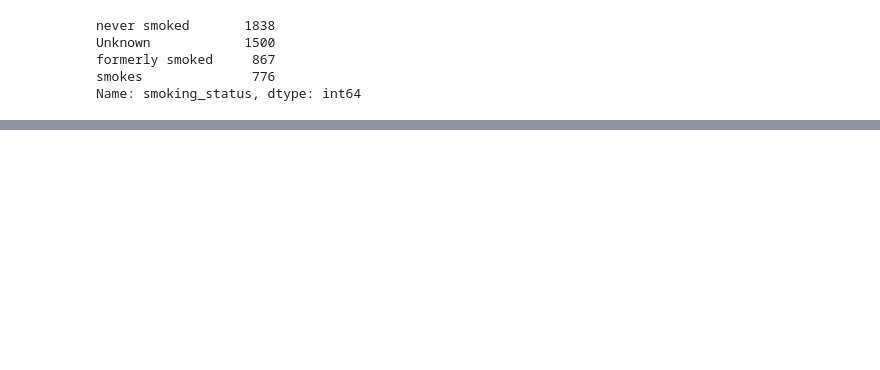
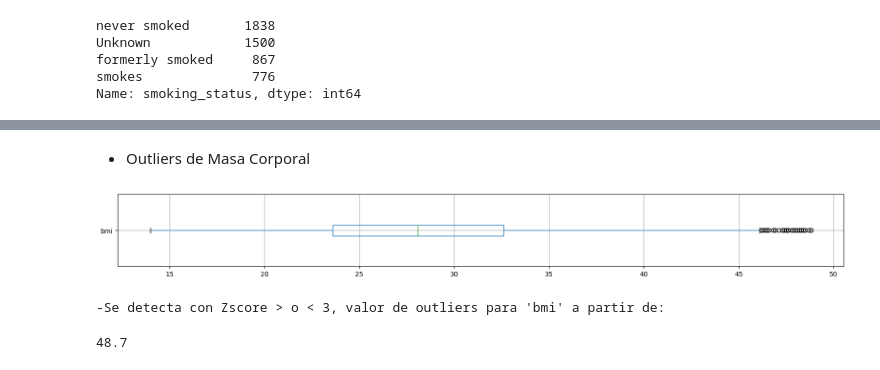
Before and after one commit to Factoria-F5-AI-Bootcamp-1-Edicion/Equipo_Rignon, a Jupyter notebook: Rignon.ipynb, the cells around one changed output, grey strips where cells are left out. Cells and saved outputs as stored; diff of their text form; code cells hidden in the pictures; blank space fills up the shorter version.

```diff
--- a/Rignon.ipynb
+++ b/Rignon.ipynb
@@ -79,0 +272,12 @@ df.describe()
+# %% [markdown]
+* Outliers de Masa Corporal
+# %%
+df.boxplot(column='bmi', return_type='axes', vert=False, figsize=(20,2))
+plt.show()
+print("-Se detecta con Zscore > o < 3, valor de outliers para 'bmi' a partir de:")
+df = df[(np.abs(stats.zscore(df["bmi"])) < 3)]
+df['bmi'].max()
+# %% [output]
+[figure, added]
+-Se detecta con Zscore > o < 3, valor de outliers para 'bmi' a partir de:
+48.7
```
Also changed, not shown: parts of 42 cells of this notebook.
